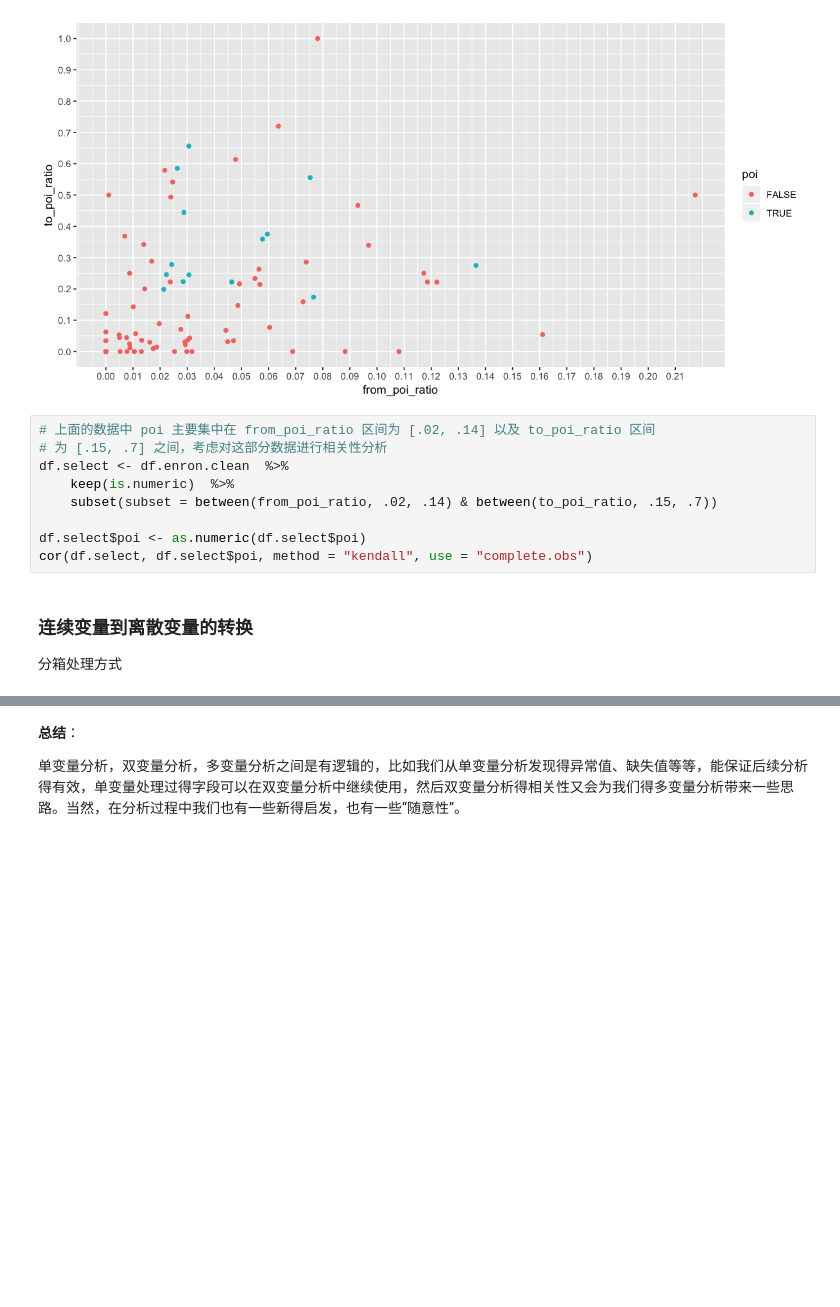
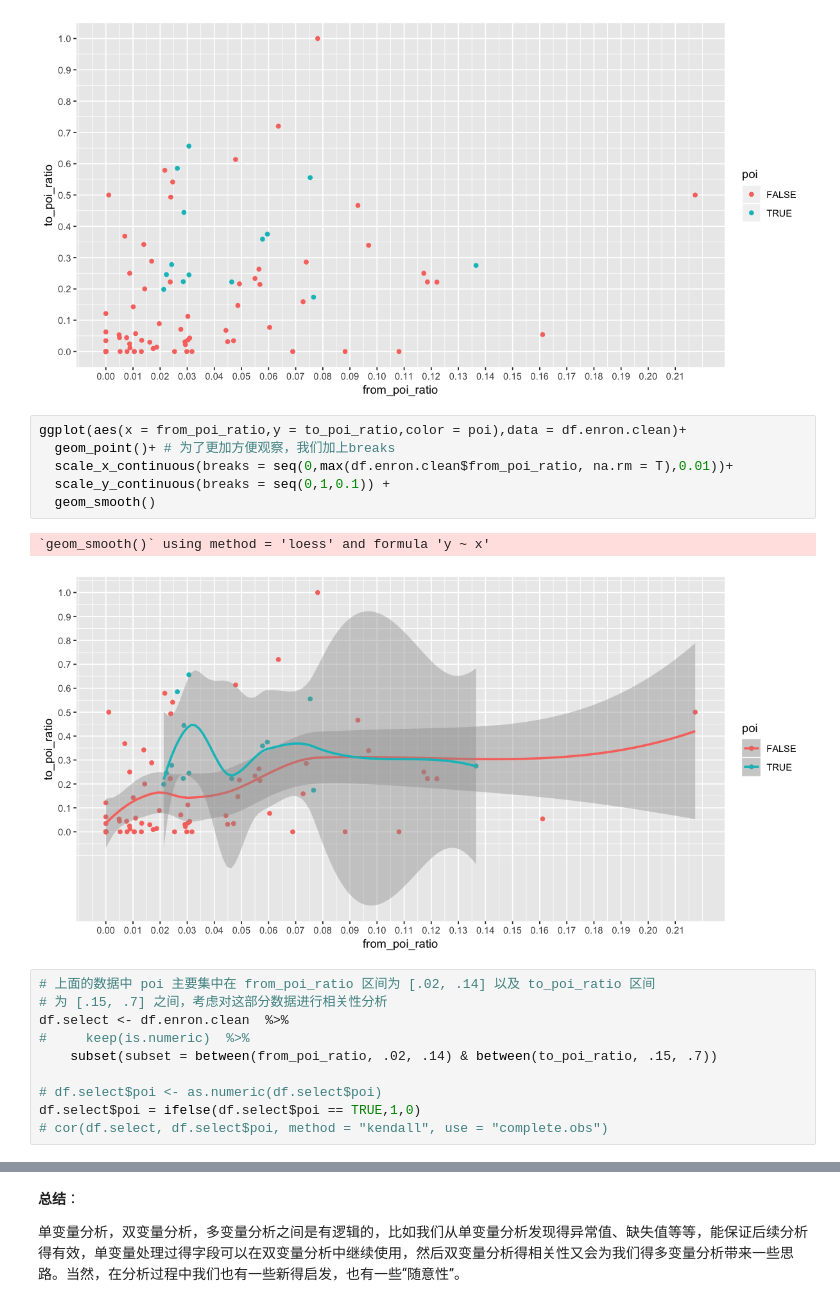
Before and after one commit to jingjingh4/CourseMaterial, a Jupyter notebook: Exercise/Course3Enron_Demo.ipynb, the cells around one changed output, grey strips where cells are left out. Drawn from its saved outputs; the diff is of its cells as text; blank space fills up the shorter version.

```diff
--- a/Exercise/Course3Enron_Demo.ipynb
+++ b/Exercise/Course3Enron_Demo.ipynb
@@ -460,15 +461,22 @@ ggplot(aes(x = from_poi_ratio,y = to_poi_ratio,color = poi),data = df.enron.clea
   scale_y_continuous(breaks = seq(0,1,0.1))
 # %% [output]
 [figure]
+# %%
+ggplot(aes(x = from_poi_ratio,y = to_poi_ratio,color = poi),data = df.enron.clean)+
+  geom_point()+ # 为了更加方便观察，我们加上breaks
+  scale_x_continuous(breaks = seq(0,max(df.enron.clean$from_poi_ratio, na.rm = T),0.01))+
+  scale_y_continuous(breaks = seq(0,1,0.1)) +
+  geom_smooth()
+# %% [output]
+`geom_smooth()` using method = 'loess' and formula 'y ~ x'
+[figure, added]
 # %%
 # 上面的数据中 poi 主要集中在 from_poi_ratio 区间为 [.02, .14] 以及 to_poi_ratio 区间
 # 为 [.15, .7] 之间，考虑对这部分数据进行相关性分析
 df.select <- df.enron.clean  %>%
-    keep(is.numeric)  %>%
+#     keep(is.numeric)  %>%
     subset(subset = between(from_poi_ratio, .02, .14) & between(to_poi_ratio, .15, .7))
 
-df.select$poi <- as.numeric(df.select$poi)
-cor(df.select, df.select$poi, method = "kendall", use = "complete.obs")
+# df.select$poi <- as.numeric(df.select$poi)
+df.select$poi = ifelse(df.select$poi == TRUE,1,0)
+# cor(df.select, df.select$poi, method = "kendall", use = "complete.obs")
-# %% [markdown]
-### 连续变量到离散变量的转换
-分箱处理方式
```
Also changed, not shown: parts of 5 cells of this notebook.
